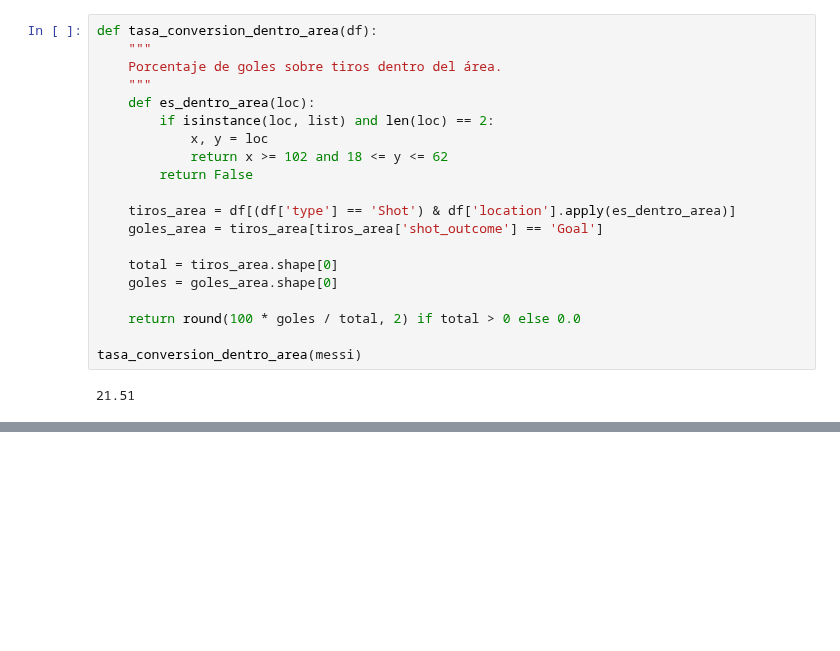
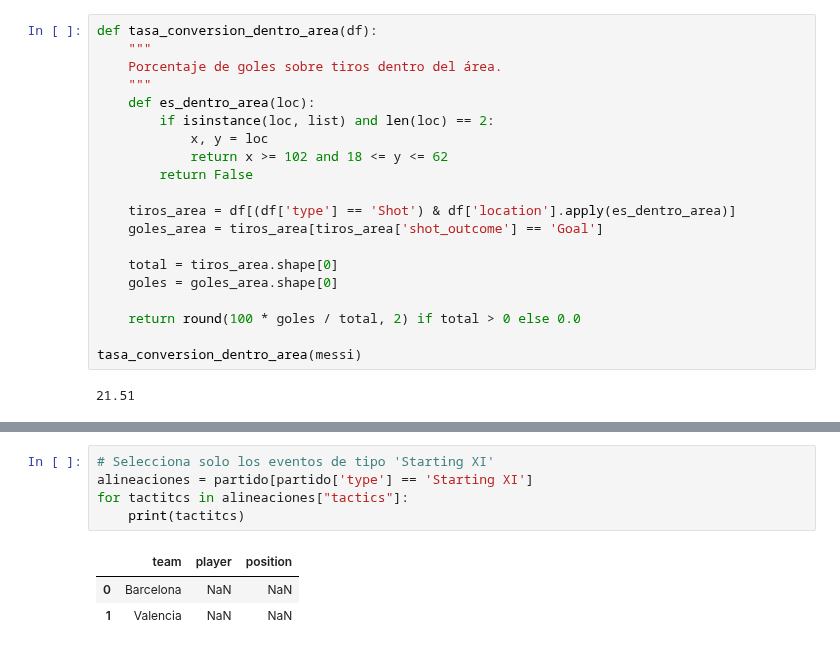
Before and after one commit to Germiprogramer/TFG-Agente-de-Scouting, a Jupyter notebook: funciones.ipynb, the cells around one changed output, grey strips where cells are left out. Drawn from its saved outputs; the diff is of its cells as text; blank space fills up the shorter version.

```diff
--- a/funciones.ipynb
+++ b/funciones.ipynb
@@ -1529,0 +1566,9 @@ tasa_conversion_dentro_area(messi)
+# %%
+# Selecciona solo los eventos de tipo 'Starting XI'
+alineaciones = partido[partido['type'] == 'Starting XI']
+for tactitcs in alineaciones["tactics"]:
+    print(tactitcs)
+# %% [output]
+|  | team | player | position |
+| 0 | Barcelona | NaN | NaN |
+| 1 | Valencia | NaN | NaN |
```
Also changed, not shown: parts of 13 cells of this notebook.
